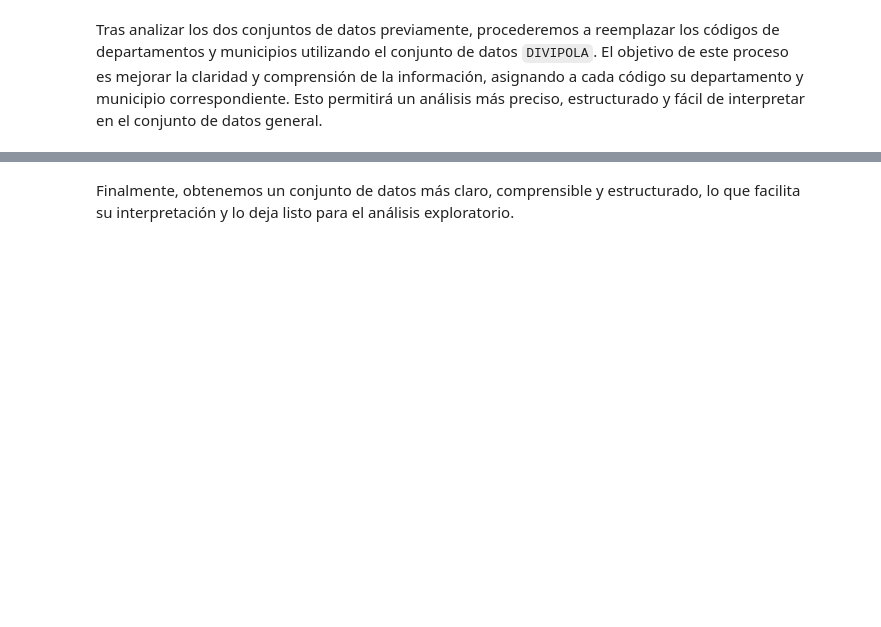
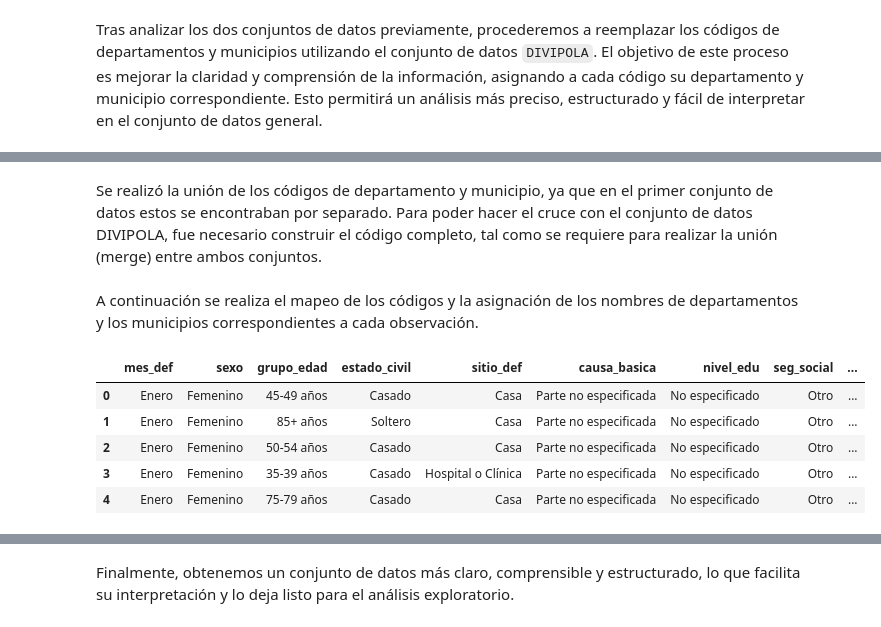
Before and after one commit to kmarcela11/ProyectoFinal_SeminarioInvestigativo, a Jupyter notebook: _sources/etl.ipynb, the cells around one changed output, grey strips where cells are left out. Drawn from its saved outputs; the diff is of its cells as text; code cells hidden in the pictures; blank space fills up the shorter version.

```diff
--- a/_sources/etl.ipynb
+++ b/_sources/etl.ipynb
@@ -341,2 +621,2 @@ data['grupo_etnico'].value_counts(dropna = False)
 # %%
-data['grupo_etnico'].replace('9', np.nan, inplace = True)
+data.drop('grupo_etnico', axis=1, inplace=True)
@@ -388,0 +741,12 @@ Nótese que se cuenta con un conjunto de datos bastante completo.
+# %%
+condiciones = [
+    data['depto_ocurr'].isin(['91', '18', '94', '95', '86', '97']),
+    data['depto_ocurr'].isin(['5', '11', '15', '17', '25', '41', '54', '63', '66', '68', '73']),
+    data['depto_ocurr'].isin(['8', '13', '20', '23', '44', '47', '70', '88']),
+    data['depto_ocurr'].isin(['81', '85', '50', '99']),
+    data['depto_ocurr'].isin(['19', '27', '52', '76'])
+]
+
+regiones = ['Amazonía', 'Andina', 'Caribe', 'Orinoquía', 'Pacífica']
+
+data['region'] = np.select(condiciones, regiones, default='Otra')
@@ -392,0 +769,26 @@ Tras analizar los dos conjuntos de datos previamente, procederemos a reemplazar
+# %%
+data['depto_ocurr'] = data['depto_ocurr'].astype(str)
+# data_prueba = data[data['Nombre_Departamento'].isna()]
+# data_prueba['depto_ocurr'].value_counts(dropna=False)
+data['depto_ocurr'].replace(['5'], '05', inplace=True)
+data['depto_ocurr'].replace(['8'], '08', inplace=True)
+# %%
+def extraer_codigo_municipio(codigos_raw):
+    codigos_municipio = []
+
+    for codigo in codigos_raw:
+        try:
+            # Convertimos a número entero (quita ".0" si viene de float)
+            codigo_int = int(float(codigo))
+            # Nos quedamos con los últimos 3 dígitos, rellenando con ceros si hace falta
+            ultimos_3 = str(codigo_int)[-3:].zfill(3)
+            codigos_municipio.append(ultimos_3)
+        except:
+            continue  # Ignora valores no válidos
+
+    return codigos_municipio
+
+codigos_raw = data['munic_ocurr']
+data['munic_ocurr'] = extraer_codigo_municipio(codigos_raw)
+# %% [markdown]
+Se realizó la unión de los códigos de departamento y municipio, ya que en el primer conjunto de datos estos se encontraban por separado. Para poder hacer el cruce con el conjunto de datos DIVIPOLA, fue necesario construir el código completo, tal como se requiere para realizar la unión (merge) entre ambos conjuntos.
@@ -393,10 +797,18 @@ Tras analizar los dos conjuntos de datos previamente, procederemos a reemplazar
+# %% [markdown]
+A continuación se realiza el mapeo de los códigos y la asignación de los nombres de departamentos y los municipios correspondientes a cada observación.
 # %%
 departamento_dict = dict(zip(data2['Código Departamento'], data2['Nombre Departamento']))
 municipio_dict = dict(zip(data2['Código Municipio'], data2['Nombre Municipio']))
 data['Nombre_Departamento'] = data['depto_ocurr'].map(departamento_dict)
 data['Nombre_Municipio'] = data['municipio'].map(municipio_dict)
-data['depto_res'] = data['depto_res'].map(departamento_dict)
-data = data.drop(columns = ['munic_ocurr', 'municipio', 'depto_ocurr'])
+data = data.drop(columns = ['munic_ocurr', 'depto_ocurr'])
 data.head()
+# %% [output]
+|  | mes_def | sexo | grupo_edad | estado_civil | sitio_def | causa_basica | nivel_edu | seg_social | ... |
+| 0 | Enero | Femenino | 45-49 años | Casado | Casa | Parte no especificada | No especificado | Otro | ... |
+| 1 | Enero | Femenino | 85+ años | Soltero | Casa | Parte no especificada | No especificado | Otro | ... |
+| 2 | Enero | Femenino | 50-54 años | Casado | Casa | Parte no especificada | No especificado | Otro | ... |
+| 3 | Enero | Femenino | 35-39 años | Casado | Hospital o Clínica | Parte no especificada | No especificado | Otro | ... |
+| 4 | Enero | Femenino | 75-79 años | Casado | Casa | Parte no especificada | No especificado | Otro | ... |
 # %%
 data.info()
```
Also changed, not shown: parts of 103 cells of this notebook, 6 other files.
